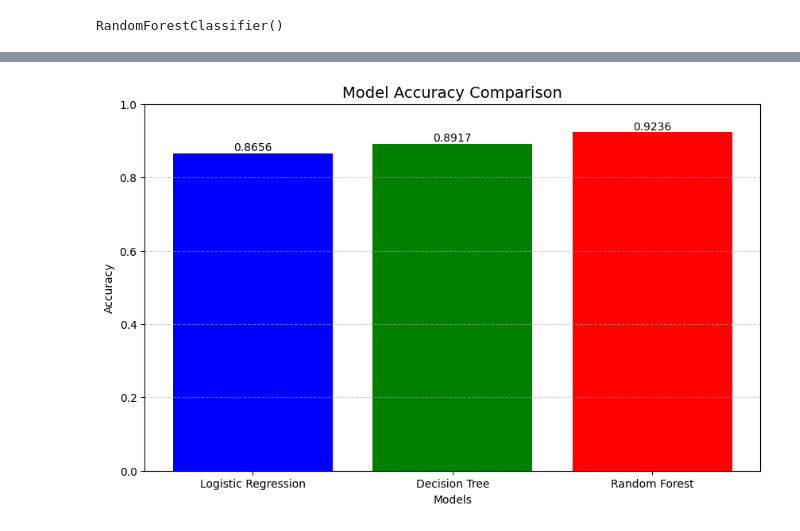
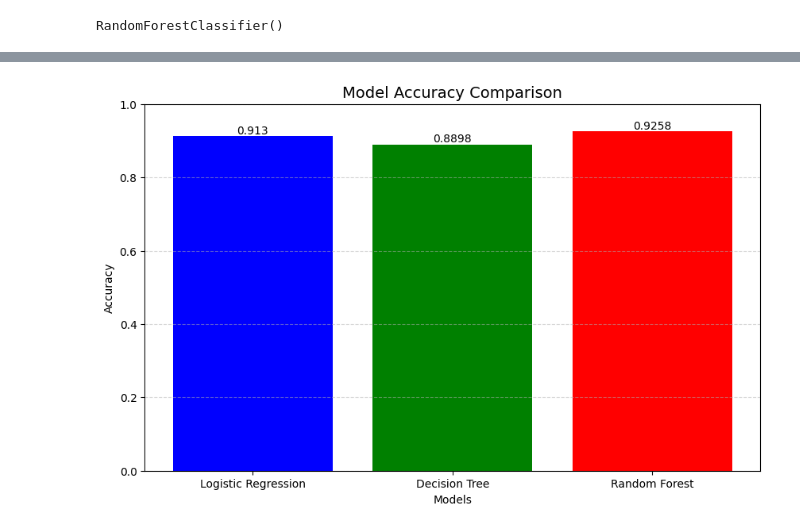
Before and after one commit to 4jn24ri020-sketch/Dry-bean-code, a Jupyter notebook: Dry_Bean.ipynb, the cells around one changed output, grey strips where cells are left out. Cells and saved outputs as stored; diff of their text form; code cells hidden in the pictures.

```diff
--- a/Dry_Bean.ipynb
+++ b/Dry_Bean.ipynb
@@ -199,18 +202,18 @@ RF Accuracy: 0.9221446933529196
 # %%
 import matplotlib.pyplot as plt
 models = ['Logistic Regression', 'Decision Tree', 'Random Forest']
-accuracy = [0.86558, 0.89166, 0.92361]
+accuracy = [0.91296, 0.8898, 0.92581]
 plt.figure(figsize=(10,6))
 bars = plt.bar(models, accuracy, color=['blue', 'green', 'red'])
 plt.title("Model Accuracy Comparison", fontsize=14)
 plt.xlabel("Models")
 plt.ylabel("Accuracy")
 plt.ylim(0, 1)
 for bar in bars:
     yval = bar.get_height()
     plt.text(bar.get_x() + bar.get_width()/2, yval, round(yval, 4),
              ha='center', va='bottom')
 plt.grid(axis='y', linestyle='--', alpha=0.5)
 plt.show()
 # %% [output]
-[figure, old version]
+[figure, new version]
```
Also changed, not shown: parts of 3 cells of this notebook.
